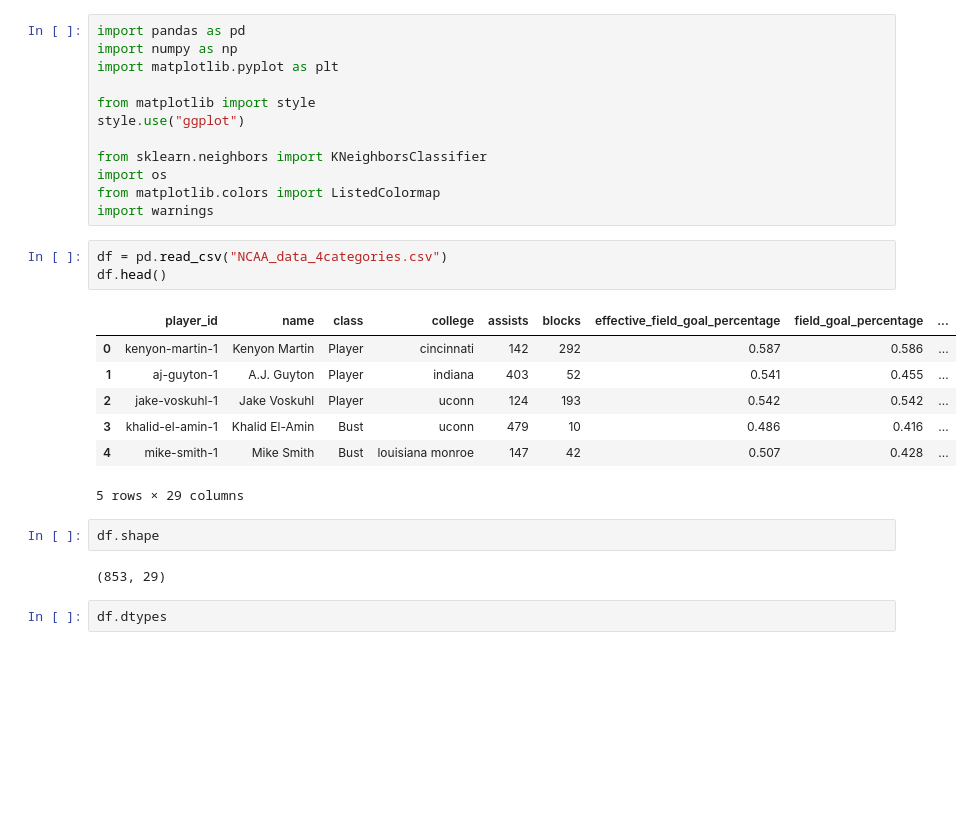
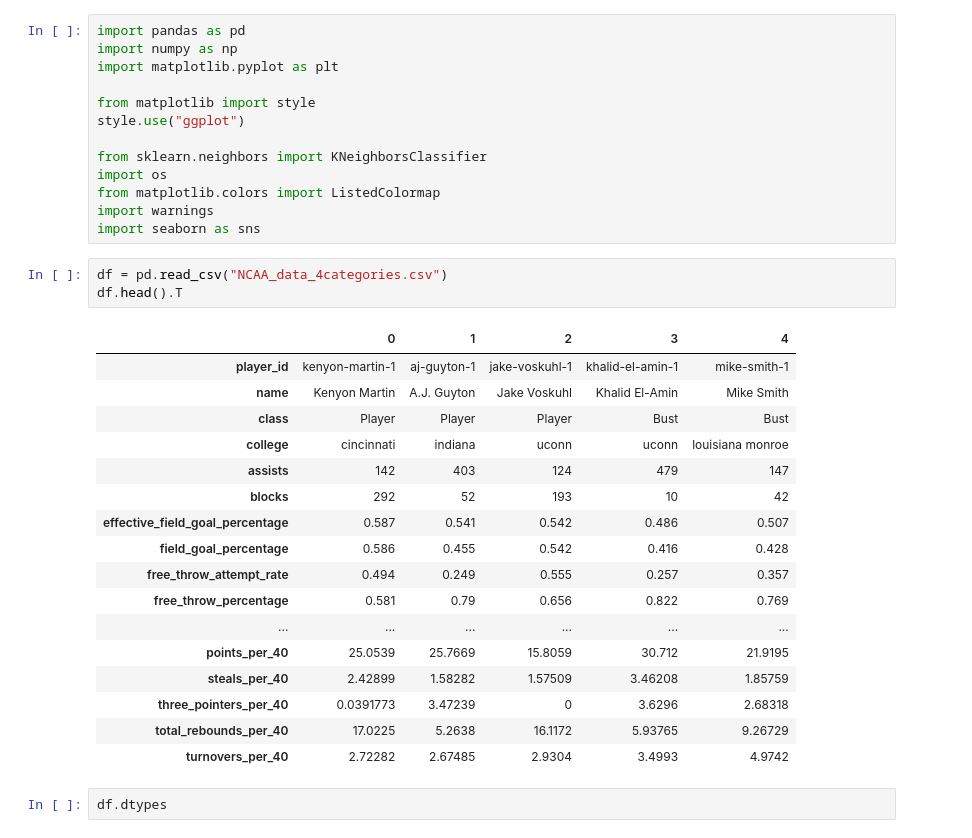
Before and after one commit to woodfin8/Draft_Machine, a Jupyter notebook: SVM Model.ipynb, the cells around one changed output. Saved outputs shown, nothing was run; the diff lists cells and outputs as text; blank space fills up the shorter version.

```diff
--- a/SVM Model.ipynb
+++ b/SVM Model.ipynb
@@ -10,21 +10,28 @@ from sklearn.neighbors import KNeighborsClassifier
 import os
 from matplotlib.colors import ListedColormap
 import warnings
+import seaborn as sns
 # %%
 df = pd.read_csv("NCAA_data_4categories.csv")
-df.head()
+df.head().T
 # %% [output]
-|  | player_id | name | class | college | assists | blocks | effective_field_goal_percentage | field_goal_percentage | ... |
-| 0 | kenyon-martin-1 | Kenyon Martin | Player | cincinnati | 142 | 292 | 0.587 | 0.586 | ... |
-| 1 | aj-guyton-1 | A.J. Guyton | Player | indiana | 403 | 52 | 0.541 | 0.455 | ... |
-| 2 | jake-voskuhl-1 | Jake Voskuhl | Player | uconn | 124 | 193 | 0.542 | 0.542 | ... |
-| 3 | khalid-el-amin-1 | Khalid El-Amin | Bust | uconn | 479 | 10 | 0.486 | 0.416 | ... |
-| 4 | mike-smith-1 | Mike Smith | Bust | louisiana monroe | 147 | 42 | 0.507 | 0.428 | ... |
+|  | 0 | 1 | 2 | 3 | 4 |
+| player_id | kenyon-martin-1 | aj-guyton-1 | jake-voskuhl-1 | khalid-el-amin-1 | mike-smith-1 |
+| name | Kenyon Martin | A.J. Guyton | Jake Voskuhl | Khalid El-Amin | Mike Smith |
+| class | Player | Player | Player | Bust | Bust |
+| college | cincinnati | indiana | uconn | uconn | louisiana monroe |
+| assists | 142 | 403 | 124 | 479 | 147 |
+| blocks | 292 | 52 | 193 | 10 | 42 |
+| effective_field_goal_percentage | 0.587 | 0.541 | 0.542 | 0.486 | 0.507 |
+| field_goal_percentage | 0.586 | 0.455 | 0.542 | 0.416 | 0.428 |
+| free_throw_attempt_rate | 0.494 | 0.249 | 0.555 | 0.257 | 0.357 |
+| free_throw_percentage | 0.581 | 0.79 | 0.656 | 0.822 | 0.769 |
+| ... | ... | ... | ... | ... | ... |
+| points_per_40 | 25.0539 | 25.7669 | 15.8059 | 30.712 | 21.9195 |
+| steals_per_40 | 2.42899 | 1.58282 | 1.57509 | 3.46208 | 1.85759 |
+| three_pointers_per_40 | 0.0391773 | 3.47239 | 0 | 3.6296 | 2.68318 |
+| total_rebounds_per_40 | 17.0225 | 5.2638 | 16.1172 | 5.93765 | 9.26729 |
+| turnovers_per_40 | 2.72282 | 2.67485 | 2.9304 | 3.4993 | 4.9742 |
-5 rows × 29 columns
-# %%
-df.shape
-# %% [output]
-(853, 29)
 # %%
 df.dtypes
 # %% [output]
```
Also changed, not shown: parts of 19 cells of this notebook.
